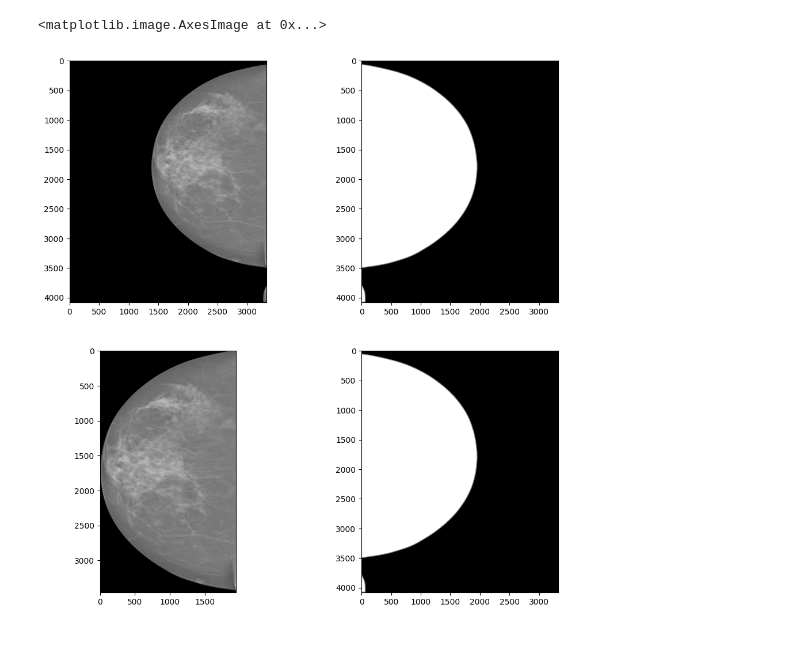
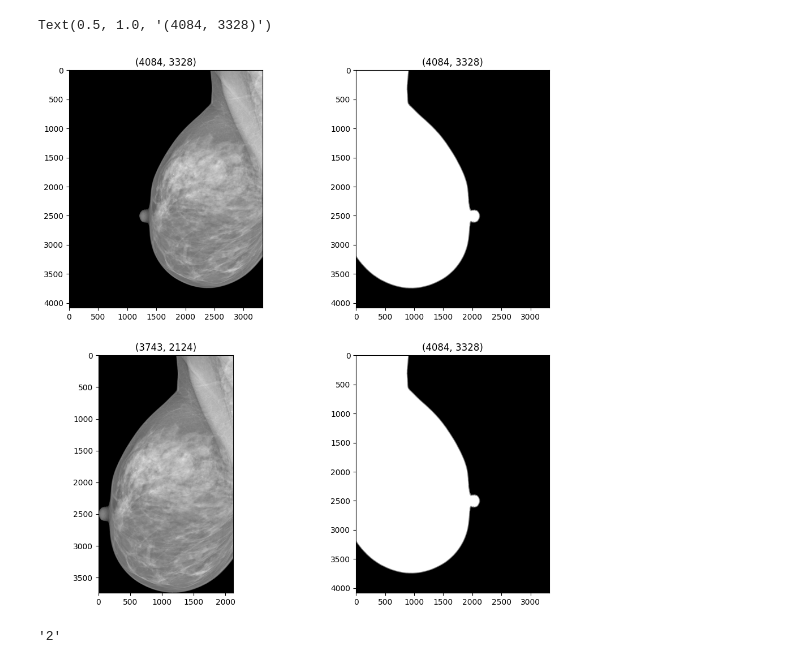
Before and after one commit to BastonGazan/segmentation_INBreast2012, a Jupyter notebook: visualizacion(borrar).ipynb, the cells around one changed output. Cells and saved outputs as stored; diff of their text form; code cells hidden in the pictures.

```diff
--- a/visualizacion(borrar).ipynb
+++ b/visualizacion(borrar).ipynb
@@ -8,5 +19,5 @@ import os
 # %%
-path_imagen = r'In_Breast_2012\AllDICOMs\20586908_6c613a14b80a8591_MG_R_CC_ANON.dcm'
+path_imagen = r'In_Breast_2012\AllDICOMs\50997461_97ec8cadfca70d32_MG_R_ML_ANON.dcm'
 
 ds = dcmread(path_imagen)
 # %%
@@ -54,13 +74,25 @@ h: 3462
 # %%
 plt.figure(figsize=(12,12))
 plt.subplot(2,2,1)
 plt.imshow(imagen, cmap='gray')
+plt.title(f'{imagen.shape}')
 plt.subplot(2,2,2)
 plt.imshow(img_bin, cmap='gray')
+plt.title(f'{img_bin.shape}')
 plt.subplot(2,2,3)
 plt.imshow(roi_img, cmap='gray')
+plt.title(f'{roi_img.shape}')
 plt.subplot(2,2,4)
 plt.imshow(contours, cmap='gray')
+plt.title(f'{contours.shape}')
 # %% [output]
-<matplotlib.image.AxesImage at 0x...>
+Text(0.5, 1.0, '(4084, 3328)')
-[figure, old version]
+[figure, new version]
+# %%
+import pandas as pd
+
+mass_dir = r'In_Breast_2012\Mass_Masks'
+metadata_dir = r'In_Breast_2012\INbreast.csv'
+masa = os.listdir(mass_dir)
+# %% [output]
+'2'
```
Also changed, not shown: parts of 3 cells of this notebook, 3 other files.
